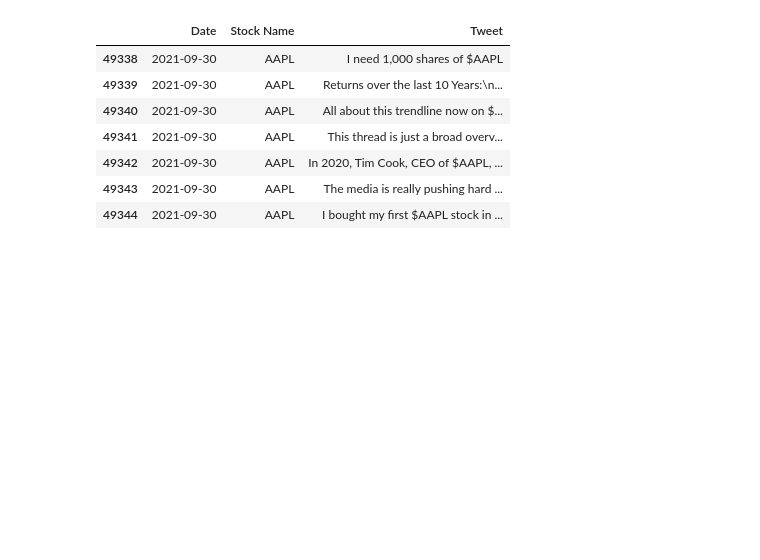
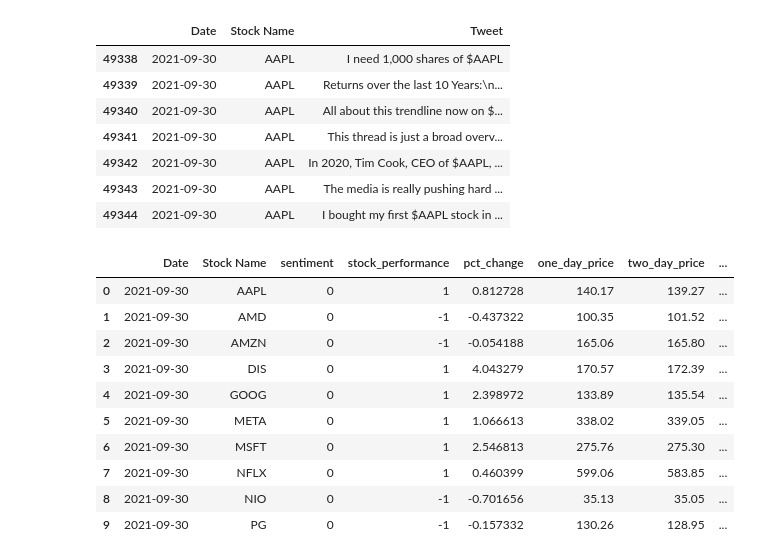
Before and after one commit to rithikkulkarni/ALDA-Course-Project, a Jupyter notebook: more_data_preprocessing.ipynb, the cells around one changed output. Saved outputs shown, nothing was run; the diff lists cells and outputs as text; code cells hidden in the pictures; blank space fills up the shorter version.

```diff
--- a/more_data_preprocessing.ipynb
+++ b/more_data_preprocessing.ipynb
@@ -547,3 +523,17 @@ aapl_tweets[['Date', 'Stock Name', 'Tweet']]
 | 49342 | 2021-09-30 | AAPL | In 2020, Tim Cook, CEO of $AAPL, ... |
 | 49343 | 2021-09-30 | AAPL | The media is really pushing hard ... |
 | 49344 | 2021-09-30 | AAPL | I bought my first $AAPL stock in ... |
+# %%
+filtered_df.head(10)
+# %% [output]
+|  | Date | Stock Name | sentiment | stock_performance | pct_change | one_day_price | two_day_price | ... |
+| 0 | 2021-09-30 | AAPL | 0 | 1 | 0.812728 | 140.17 | 139.27 | ... |
+| 1 | 2021-09-30 | AMD | 0 | -1 | -0.437322 | 100.35 | 101.52 | ... |
+| 2 | 2021-09-30 | AMZN | 0 | -1 | -0.054188 | 165.06 | 165.80 | ... |
+| 3 | 2021-09-30 | DIS | 0 | 1 | 4.043279 | 170.57 | 172.39 | ... |
+| 4 | 2021-09-30 | GOOG | 0 | 1 | 2.398972 | 133.89 | 135.54 | ... |
+| 5 | 2021-09-30 | META | 0 | 1 | 1.066613 | 338.02 | 339.05 | ... |
+| 6 | 2021-09-30 | MSFT | 0 | 1 | 2.546813 | 275.76 | 275.30 | ... |
+| 7 | 2021-09-30 | NFLX | 0 | 1 | 0.460399 | 599.06 | 583.85 | ... |
+| 8 | 2021-09-30 | NIO | 0 | -1 | -0.701656 | 35.13 | 35.05 | ... |
+| 9 | 2021-09-30 | PG | 0 | -1 | -0.157332 | 130.26 | 128.95 | ... |
```
Also changed, not shown: parts of 5 cells of this notebook.
